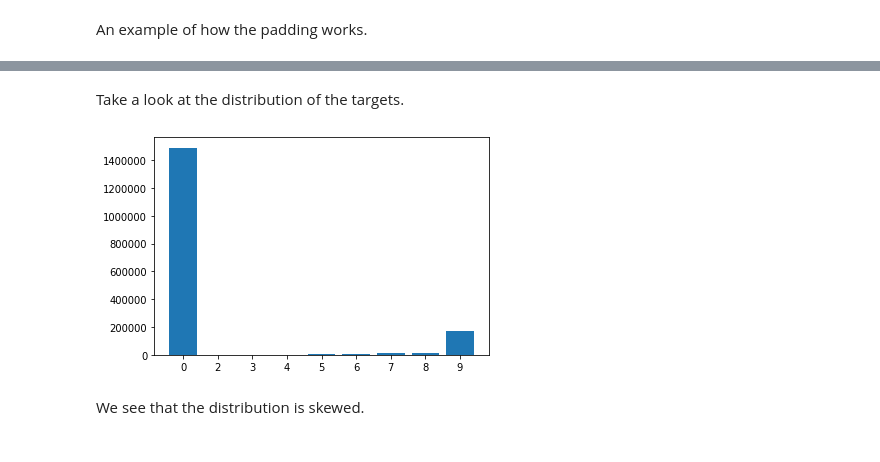
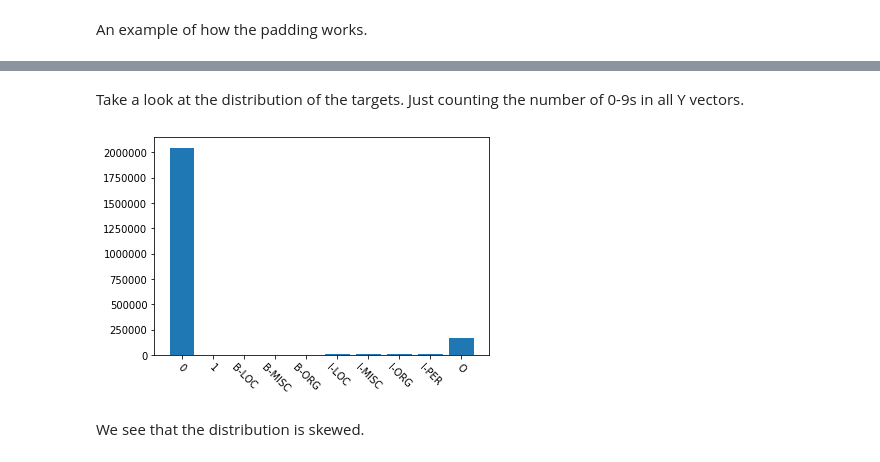
Before and after one commit to davidkwlarsson/edan95, a Jupyter notebook: Lab4/lab4.ipynb, the cells around one changed output, grey strips where cells are left out. Cells and saved outputs as stored; diff of their text form; code cells hidden in the pictures.

```diff
--- a/Lab4/lab4.ipynb
+++ b/Lab4/lab4.ipynb
@@ -254,2 +271,2 @@ array([0, 0, 0, 0, 0, 0, 0, 0, 0, 0, 0, 0, 0, 0, 0, 0, 0, 0, 0, 0, 0, 0,
 # %% [markdown]
-Take a look at the distribution of the targets.
+Take a look at the distribution of the targets. Just counting the number of 0-9s in all Y vectors.
@@ -273,9 +273,14 @@ for i in range(len(Y)):
-# %%
-plt.bar(range(len(plot_dict)), list(plot_dict.values()), align='center')
-plt.xticks(range(len(plot_dict)), list(plot_dict.keys()))
-plt.show()
-# %% [output]
-[figure, removed]
+# %%
+y_counts = np.zeros(10)
+for y in Y:
+    y_counts += np.bincount(y, minlength = 10)
+
+y_counts
+# %%
+plt.bar(range(len(y_counts)), y_counts);
+plt.xticks(range(len(y_counts)), [0, 1] + ner, rotation=-45);
+# %% [output]
+[figure, added]
 # %% [markdown]
 We see that the distribution is skewed.
 # %% [markdown]
```
Also changed, not shown: parts of 46 cells of this notebook.
